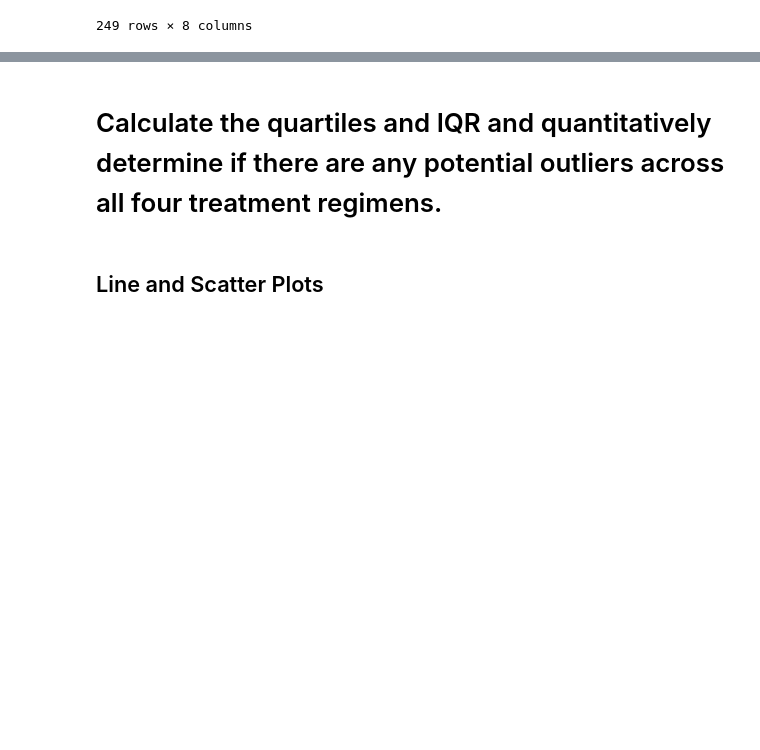
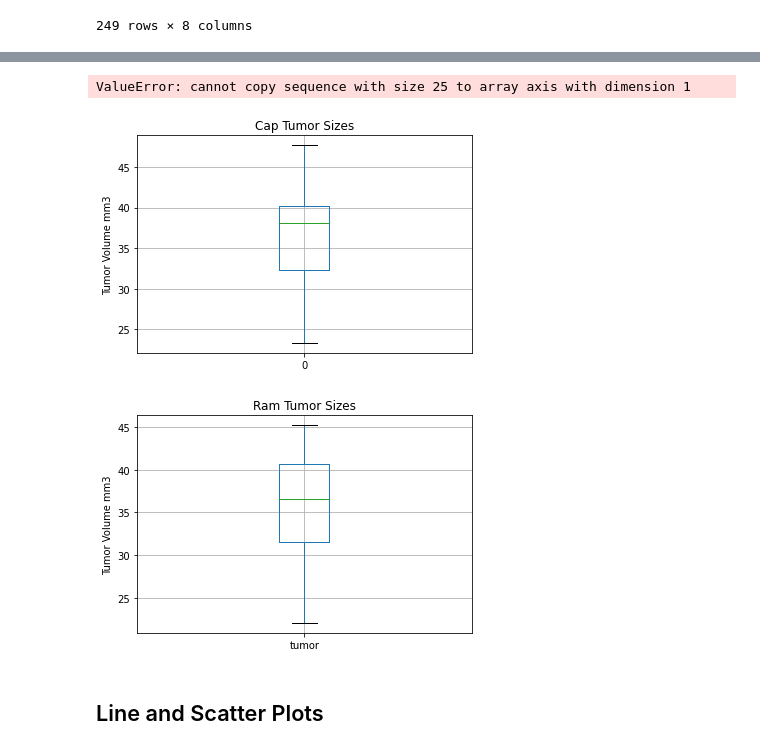
Before and after one commit to jtslater2/JTS-HW5-Matplotlib, a Jupyter notebook: pymaceuticals_jts.ipynb, the cells around one changed output, grey strips where cells are left out. Drawn from its saved outputs; the diff is of its cells as text; code cells hidden in the pictures; blank space fills up the shorter version.

```diff
--- a/pymaceuticals_jts.ipynb
+++ b/pymaceuticals_jts.ipynb
@@ -413,2 +458,0 @@ Naftisol
-# %% [markdown]
-# Calculate the quartiles and IQR and quantitatively determine if there are any potential outliers across all four treatment regimens.
@@ -440,2 +459,54 @@ Naftisol
+# %%
+# Generate a box plot of the final tumor volume of each mouse across four regimens of interest
+# There should be a single chart with four box plots inside it.
+
+#captv_df
+
+# The second example again looks at the LAX temperature data set and computes quantiles
+#temperature_df = pd.read_csv('../Resources/lax_temperature.csv')
+#temperatures = temperature_df['HourlyDryBulbTemperature']
+
+#fig1, ax1 = plt.subplots()
+#ax1.set_title('Cap Tumor Sizes')
+#ax1.set_ylabel('Tumor Volume mm3')
+#captv_df.boxplot(column = ["tumor"])
+
+#plt.show()
+
+ramtv_df = pd.DataFrame(ramtv)
+#print(captv_df)
+#fff = input("this is the captv df")
+ramtv_df.columns = ["tumor"]
+
+#print(captv_df)
+#fff = input("this is the captv df")
+
+
+
+
+fig1, ax1 = plt.subplots()
+
+ax1.set_title('Cap Tumor Sizes')
+ax1.set_ylabel('Tumor Volume mm3')
+captv_df.boxplot()
+
+fig2, ax2 = plt.subplots()
+ax2.set_title('Ram Tumor Sizes')
+ax2.set_ylabel('Tumor Volume mm3')
+ramtv_df.boxplot()
+
+plt.boxplot([captv_df,ramtv_df])
+
+
+
+
+
+
+
+plt.show()
+# %% [output]
+ValueError: cannot copy sequence with size 25 to array axis with dimension 1
+[figure, added]
+[figure, added]
 # %% [markdown]
 ## Line and Scatter Plots
```
Also changed, not shown: parts of 11 cells of this notebook.
